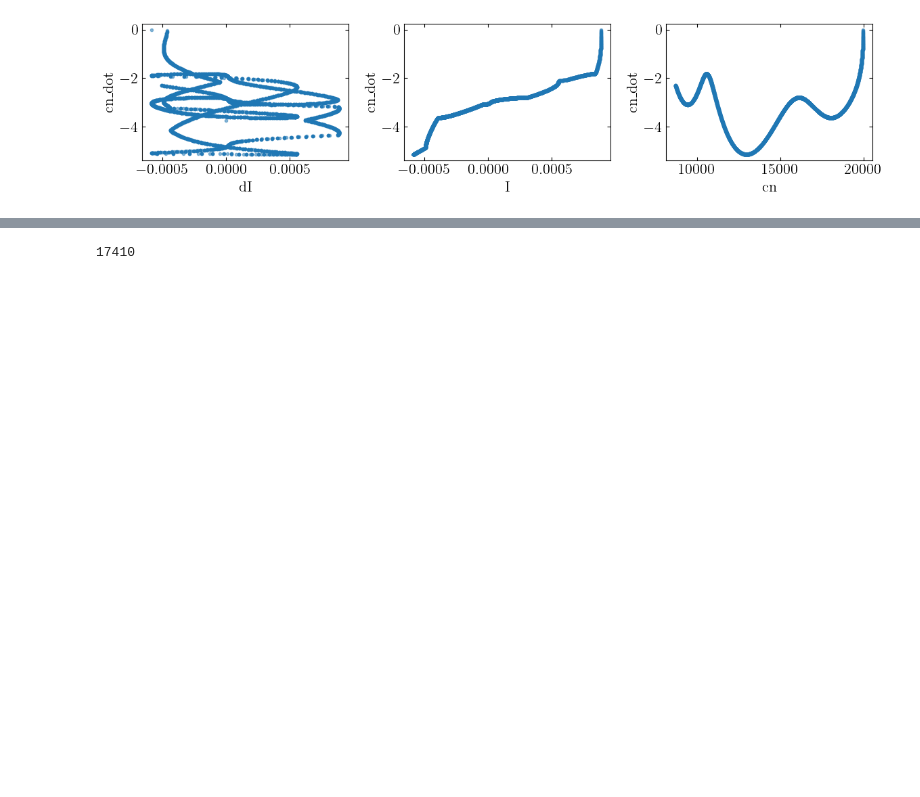
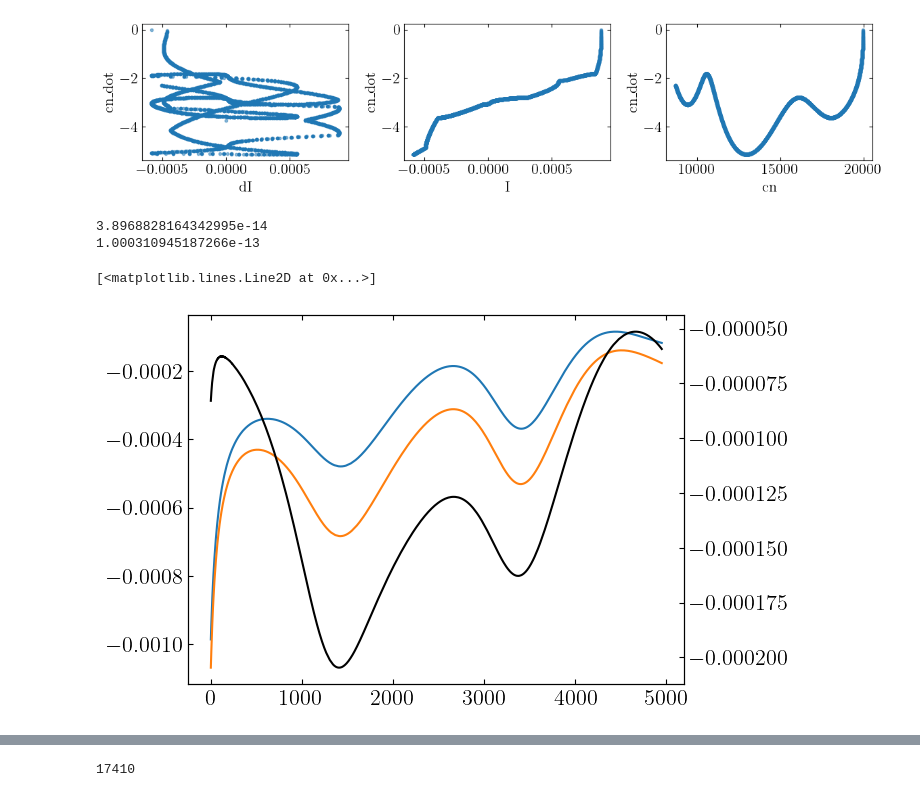
Before and after one commit to j-haralds/MSc_thesis, a Jupyter notebook: program/BasicEulerNN/3_JH_NO.ipynb, the cells around one changed output, grey strips where cells are left out. Drawn from its saved outputs; the diff is of its cells as text; code cells hidden in the pictures; blank space fills up the shorter version.

```diff
--- a/program/BasicEulerNN/3_JH_NO.ipynb
+++ b/program/BasicEulerNN/3_JH_NO.ipynb
@@ -133,7 +133,7 @@ def load_data(path):
     return data['I'], data['dI'], data['V'], data['cn'], data['cn_dot'], data['cp'], data['cp_dot'], data['valid']
 
 # I, dI, V, cn, cn_dot, cp, cp_dot, valid = load_data('data_c_GRFI.npz')
-I, dI, V, cn, cn_dot, cp, cp_dot, valid = load_data('t=5e3_GRF_data_c_dot.npz')
+I, dI, V, cn, cn_dot, cp, cp_dot, valid = load_data('data_BE_NN/data_GRF_SPM.npz')
 #I, dI, V, cn, cn_dot, cp, cp_dot, valid = load_data('data_c_pulse.npz')
 
 I = I.swapaxes(1,2)  # (B, 1, T)
@@ -292,3 +292,28 @@ axes[2].set_ylabel('cn_dot')
 plt.tight_layout()
 # %% [output]
 [figure]
+# %%
+sol,model_,param = sim_PyBaMM.simulate_DC1(0.5, T=T, T_horizon=T_HORIZON)   # simulate with t_eval = np.linspace(0, t_horizon, T)
+Dn = sol.observe(model_.variables["X-averaged negative particle effective diffusivity [m2.s-1]"])([0,3600])[-1, 0]
+Dp = sol.observe(model_.variables["X-averaged positive particle effective diffusivity [m2.s-1]"])([0,3600])[-1, 0]
+print(Dn)
+print(Dp)
+# %% [output]
+3.8968828164342995e-14
+1.000310945187266e-13
+# %%
+import scipy.constants as sc
+cnmax = 24983.2619938437
+D_ratio = Dp / Dn
+cpmax = 51217.9257309275
+F = sc.physical_constants['Faraday constant'][0]
+f, ax = plt.subplots()
+ax.plot(cn_dot[idx, 0, 50:]/(I[idx,0,50:] * cnmax))
+ax.plot(-D_ratio * cp_dot[idx, 0, 50:]/(I[idx,0,50:] * cpmax))
+#ax.plot(I[idx,0,:] * V[idx,0,:])
+axt = ax.twinx()
+axt.plot(-D_ratio * cp_dot[idx, 0, 50:]/(I[idx,0,50:] *cpmax) - cn_dot[idx, 0, 50:]/(I[idx,0,50:] *cnmax),'k')
+#axt.plot(I[idx, 0, :],'tab:red')
+# %% [output]
+[<matplotlib.lines.Line2D at 0x...>]
+[figure, added]
```
Also changed, not shown: parts of 2 cells of this notebook, 1 other file.
